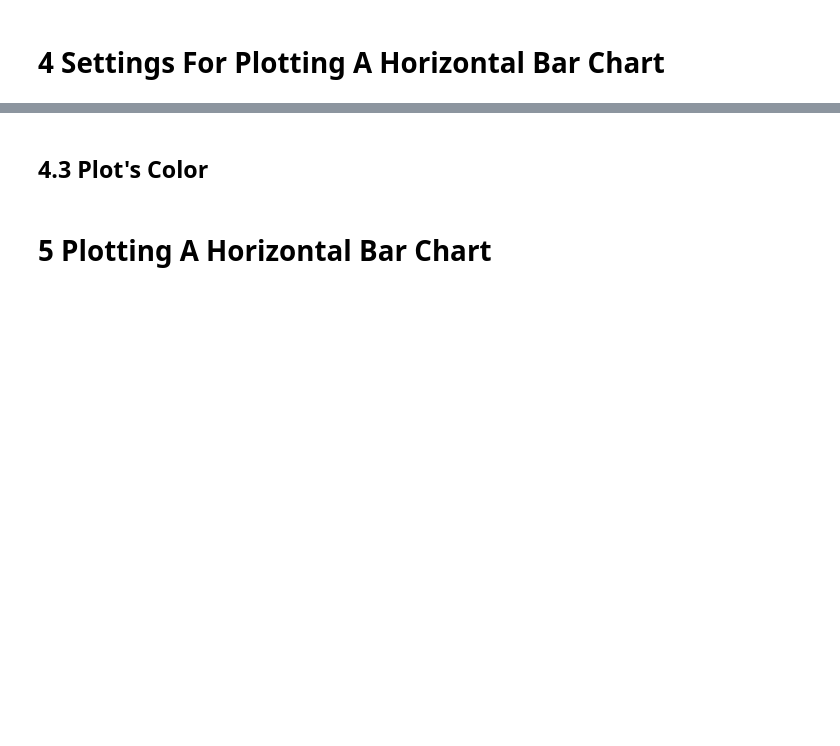
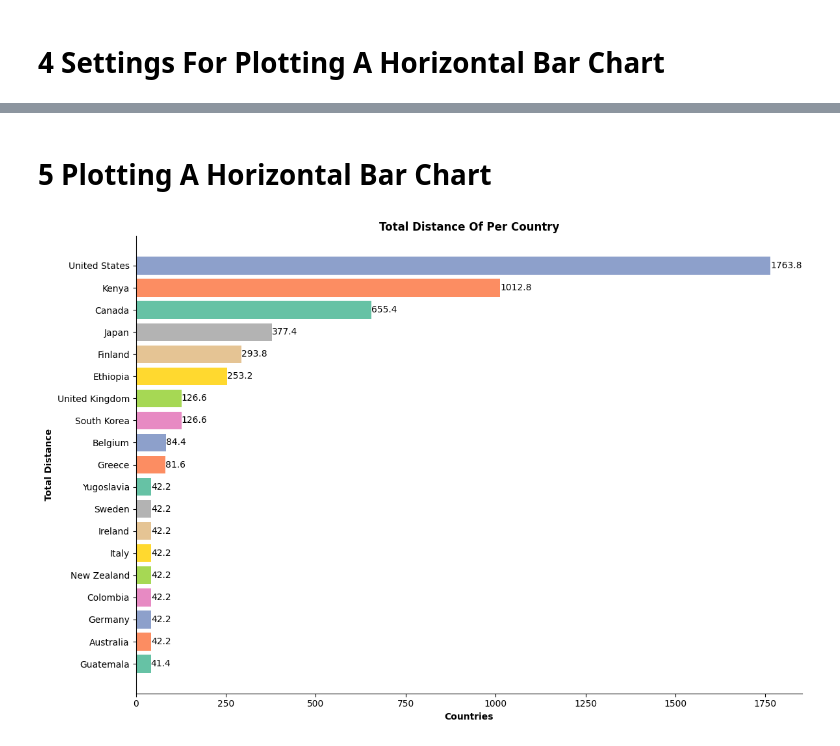
Before and after one commit to LazaroDamasceno/Data-Analyses-And-Plotting, a Jupyter notebook: boston_marathon_winners/notebook.ipynb, the cells around one changed output, grey strips where cells are left out. Cells and saved outputs as stored; diff of their text form; code cells hidden in the pictures; blank space fills up the shorter version.

Commit message:
Deleted the women's dataset and its due to shape incompatibility (men's dataset is larger than the women's dataset)

```diff
--- a/boston_marathon_winners/notebook.ipynb
+++ b/boston_marathon_winners/notebook.ipynb
@@ -22,5 +19,5 @@ df_men_cleaned = df_men.dropna()
 # %%
-df_men_longer = df_men_cleaned.melt(
+df_longer = df_cleaned.melt(
     id_vars="Country",
     value_vars="Distance (KM)",
     var_name="Distances"
@@ -30,6 +27,6 @@ df_men_longer = df_men_cleaned.melt(
 # %%
-df_men_pivot = df_men_longer.pivot_table(
+df_pivot = df_longer.pivot_table(
     index="Country",
     columns="Distances",
     aggfunc="sum"
-)
+).sort_values(by=('value', 'Distance (KM)'), ascending=True)
@@ -62,4 +35,5 @@ df_women_pivot = df_women_longer.pivot_table(
 # %%
-n_items_men = len(df_men_pivot.index)
-y_pos_men = np.arange(n_items_men)
+n_items = len(df_pivot.index)
+y_pos = np.arange(n_items)
+colors = plt.cm.Set2.colors
 bar_height = 0.8
@@ -68,6 +39,0 @@ bar_height = 0.8
-# %%
-n_items_women = len(df_men_pivot.index)
-y_pos_women = np.arange(n_items_women)
-bar_height = 0.8
-# %% [markdown]
-## 4.3 Plot's Color
@@ -79,0 +42,17 @@ fig, ax = plt.subplots(1, 2, figsize=(12, 8))
+# %%
+fig, ax = plt.subplots(figsize=(12, 8))
+
+bars = ax.barh(y_pos, df_pivot['value']['Distance (KM)'], bar_height, color=colors)
+
+ax.set_yticks(y_pos)
+ax.set_yticklabels(df_pivot.index)
+ax.set_xlabel("Countries", fontweight="bold")
+ax.set_ylabel("Total Distance", fontweight="bold")
+ax.set_title("Total Distance Of Per Country", fontweight="bold")
+ax.spines[['top', 'right']].set_visible(False)
+ax.bar_label(bars)
+
+plt.tight_layout()
+plt.show()
+# %% [output]
+[figure, added]
```
Also changed, not shown: parts of 17 cells of this notebook, 1 other file.
